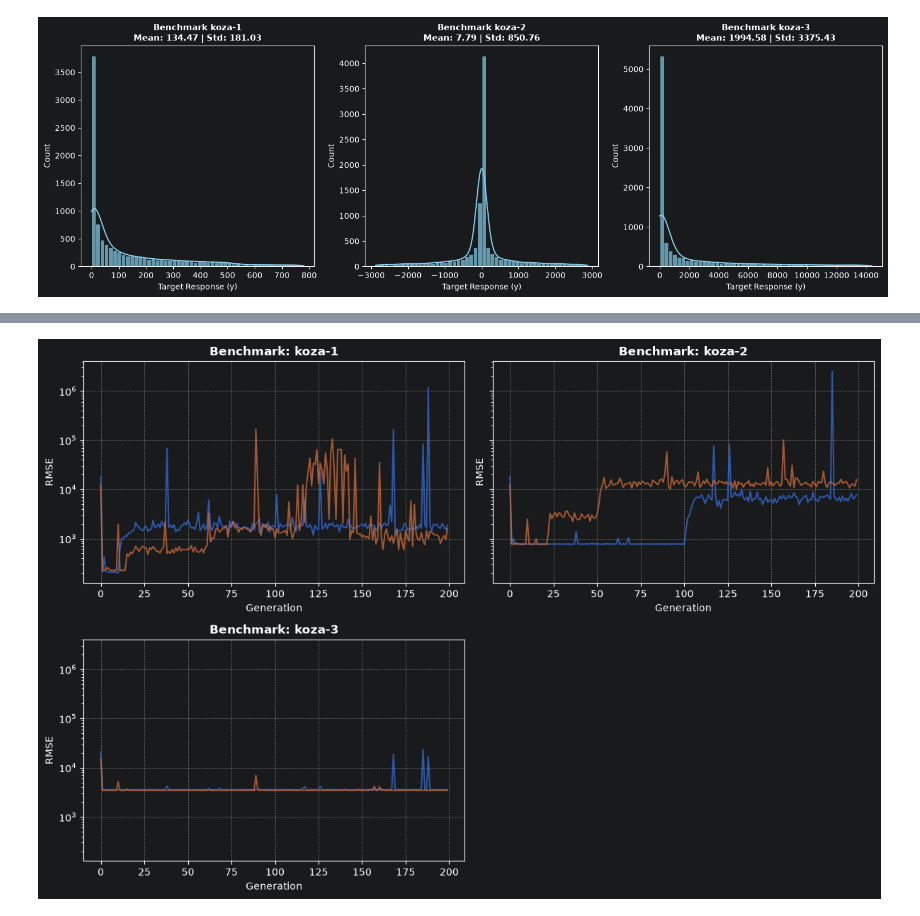
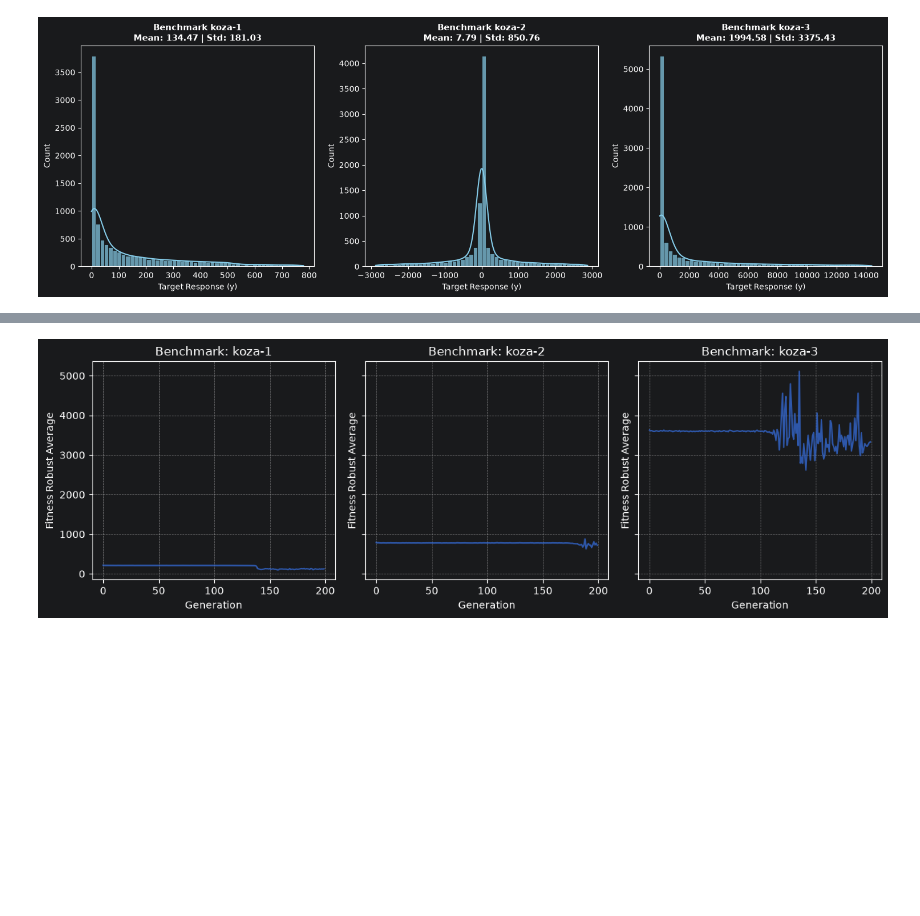
Before and after one commit to Repeating1212/gplearn, a Jupyter notebook: ppm/gp_testing_ppm.ipynb, the cells around one changed output, grey strips where cells are left out. Drawn from its saved outputs; the diff is of its cells as text; code cells hidden in the pictures; blank space fills up the shorter version.

Commit message:
Doc: Ran standard genetic programming

```diff
--- a/ppm/gp_testing_ppm.ipynb
+++ b/ppm/gp_testing_ppm.ipynb
@@ -215,7 +180,7 @@ def get_params(random_seed):
     return dict(
     population_size=500,
     generations=200,
-    stopping_criteria=0.95,
+    stopping_criteria=0.01,
     tournament_size= 20,
     p_crossover=0.7,
     p_subtree_mutation=0.1,
@@ -228,14 +193,16 @@ def get_params(random_seed):
     metric='rmse',
     n_elites=1,
 
-    predator_population_size= 20,
-      catch_penalty= 0.50,
+    predator_population_size= 50,
+      catch_penalty= 1.00,
       catch_num= 2,
-      catch_size= 10
+      catch_size= 10,
+
+    competitive_constant = 10,
 )
 
 master_rng = np.random.default_rng(seed=42)
-random_seeds = master_rng.integers(low=0, high=10000, size=2).tolist()
+random_seeds = master_rng.integers(low=0, high=10000, size=1).tolist()
 print(f"Random Seeds = {random_seeds}")
 # random_seeds = [0]
 # %% [output]
@@ -354,13 +321,13 @@ for idx, (name, seed_dict) in enumerate(trained_regressors.items()):
         ax = axes[idx]
 
         # Fetch test data ONCE per benchmark
-        _, _, X_test, y_test = get_benchmark_dataset(name, random_state=0)
+        X_train, y_train, _, _ = get_benchmark_dataset(name, random_state=0)
 
         # Plot each seed as a separate line in the current benchmark's subplot
         r2_scores = []
         for program in est_gp.best_programs_per_gen:
-            y_pred = program.execute(X_test) #[cite: 2]
-            score = r2_score(y_test, y_pred)
+            y_pred = program.execute(X_train) #[cite: 2]
+            score = r2_score(y_train, y_pred)
             r2_scores.append(score)
 
         # Plot line for this specific seed
@@ -393,45 +395,38 @@ plt.show()
 # %%
-# Plot Average Fitness Graph
+# Plot Fitness Robust Average Ranges Fitness Graph
 
 fig, axes = plt.subplots(rows, cols, figsize=(12, 4 * rows), sharey=True)
-axes = axes.flatten()
+axes = axes.flatten()  # Flatten to iterate easily
 
-# Iterate through each benchmark
+# 2. Iterate through each benchmark regressor
 for idx, (name, seed_dict) in enumerate(trained_regressors.items()):
     for seed, est_gp in seed_dict.items():
-        ax = axes[idx]
-
-        # Fetch test data ONCE per benchmark
+        # Access name, seed, and est_gp here
+        # print(f"Benchmark: {name}, Seed: {seed}, Model: {est_gp}")
+        # Fetch test data for the benchmark
         _, _, X_test, y_test = get_benchmark_dataset(name, random_state=0)
 
-        # Plot each seed as a separate line in the current benchmark's subplot
-        average_fitness = np.array(est_gp.run_details_["average_fitness"])
+        # Compute R2 score progression
+        fitness_robust_average = []
+        for iqr in est_gp.fitness_robust_average:
+            fitness_robust_average.append(iqr)
 
-        # Plot line for this specific seed
-        ax.plot(
-            range(len(average_fitness)),
-            average_fitness,
-            marker='o',
-            markersize=0,
-            linewidth=1.5,
-            label=f'Seed {seed}',
-            alpha=0.75
-        )
+        # Plot in designated subplot
+        ax = axes[idx]
+        ax.plot(range(len(fitness_robust_average)), fitness_robust_average, marker='o', markersize=0, linewidth=1.5, label=name, alpha=0.75)
+        ax.set_title(f'Benchmark: {name}', fontsize=12)
+        ax.set_xlabel('Generation')
+        ax.set_ylabel('Fitness Robust Average')
+        ax.grid(True, linestyle='--', alpha=0.6)
+        # ax.set_ylim(0, 1)  # Set limit on each axis object
+        # ax.legend()
 
-        # Subplot formatting per benchmark
-        ax.set_title(f'Benchmark: {name}', fontsize=12, fontweight='bold')
-        ax.set_xlabel('Generation')
-        ax.set_ylabel('RMSE')
-        # ax.set_ylim(-2, 2)  # Set limit on each axis object
-        ax.grid(True, linestyle='--', alpha=0.6)
-        # ax.legend(loc='lower right', fontsize=8)
-
-# Hide any remaining unused subplots in the grid
+# Hide unused subplots if num_models is odd
 for j in range(idx + 1, len(axes)):
     fig.delaxes(axes[j])
 
-plt.yscale('log')
+# plt.yscale('log')
 plt.tight_layout()
 plt.show()
 # %% [output]
-[figure, old version]
+[figure, new version]
```
Also changed, not shown: parts of 14 cells of this notebook, 6 other files.
